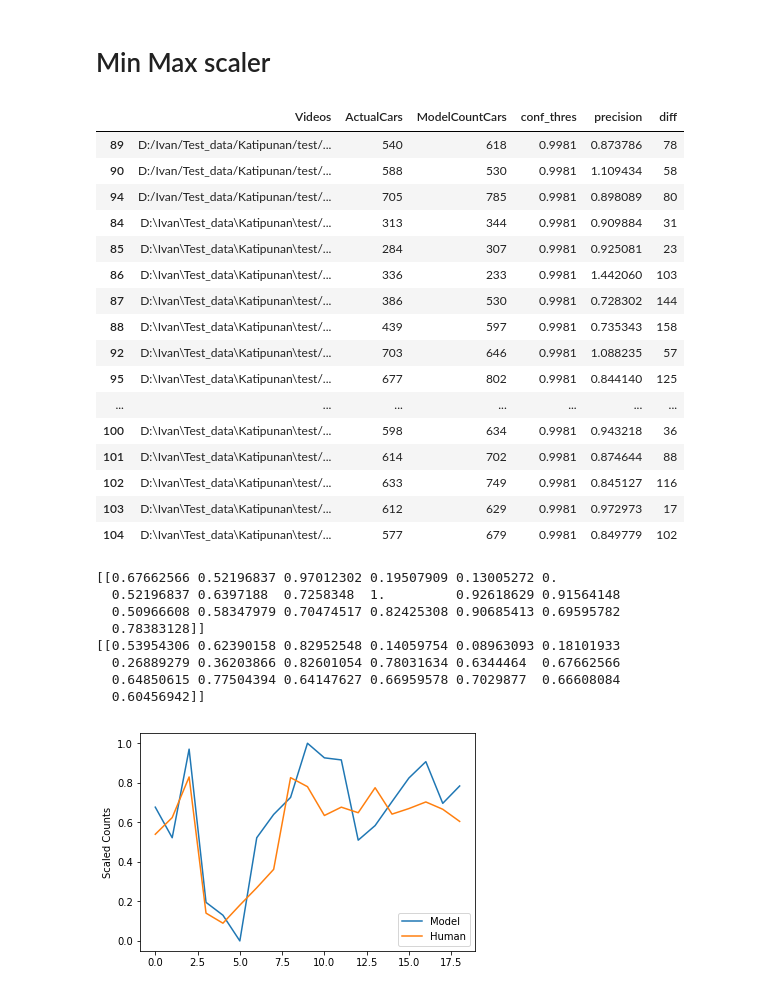
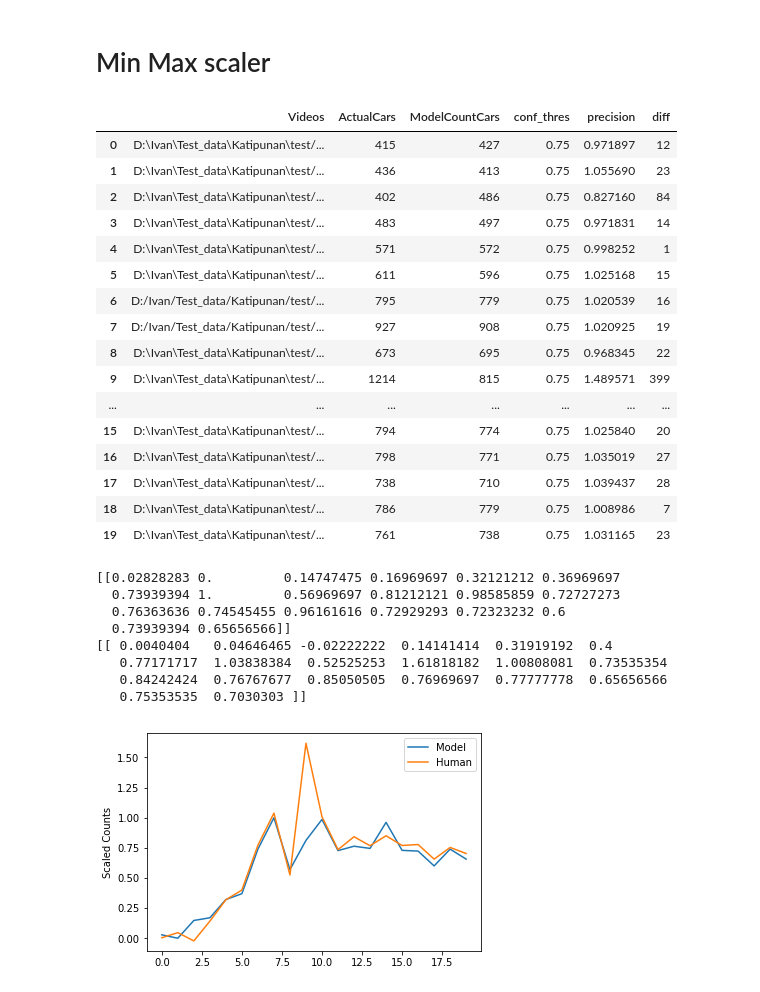
Before and after one commit to mariontan/YoloModelScoring, a Jupyter notebook: YOLOTestResults/YoloTestScore.ipynb, the cells around one changed output. Saved outputs shown, nothing was run; the diff lists cells and outputs as text; code cells hidden in the pictures.

```diff
--- a/YOLOTestResults/YoloTestScore.ipynb
+++ b/YOLOTestResults/YoloTestScore.ipynb
@@ -3,11 +3,14 @@ import pandas as pd
 import numpy as np
 import matplotlib.pyplot as plt
 
-df = pd.read_csv('./YoloModel2ConfParamSweepCombined.csv')
+# df = pd.read_csv('./YoloModel2ConfParamSweepCombined.csv')
+df = pd.read_csv('./YoloModel_291carTruckoneclass.csv')
 df = df[df['ActualCars']!=0]
-df['precision'] = df['ActualCars']/df['ModelCountCars']
+# df['precision'] = df['ActualCars']/df['ModelCountCars']
 df['diff'] = np.absolute(df['ActualCars']-df['ModelCountCars'])
+df['error'] = np.absolute((df['ModelCountCars']-df['ActualCars'])/df['ActualCars'])# model-human/human
 df.sort_values(by='conf_thres', inplace = True)
-df.to_csv('YoloModel2TestPrecisionScore.csv')
+df.to_csv('ProcessedYoloModel_291carTruckoneclass.csv')
+# df.to_csv('YoloModel2TestPrecisionScore.csv')
 df.head(5)
 # %% [output]
@@ -70,26 +61,27 @@ plt.show()
 # %% [markdown]
 # Min Max scaler
 # %%
-df_plt = df[df['conf_thres']==0.9981].sort_values(by=['Videos'])
+df_plt = df[df['conf_thres']==0.85].sort_index()
+# df_plt = df[df['conf_thres']==0.9989].sort_values("Videos")
 df_plt
 # %% [output]
 |  | Videos | ActualCars | ModelCountCars | conf_thres | precision | diff |
-| 89 | D:/Ivan/Test_data/Katipunan/test/... | 540 | 618 | 0.9981 | 0.873786 | 78 |
-| 90 | D:/Ivan/Test_data/Katipunan/test/... | 588 | 530 | 0.9981 | 1.109434 | 58 |
-| 94 | D:/Ivan/Test_data/Katipunan/test/... | 705 | 785 | 0.9981 | 0.898089 | 80 |
-| 84 | D:\Ivan\Test_data\Katipunan\test/... | 313 | 344 | 0.9981 | 0.909884 | 31 |
-| 85 | D:\Ivan\Test_data\Katipunan\test/... | 284 | 307 | 0.9981 | 0.925081 | 23 |
-| 86 | D:\Ivan\Test_data\Katipunan\test/... | 336 | 233 | 0.9981 | 1.442060 | 103 |
-| 87 | D:\Ivan\Test_data\Katipunan\test/... | 386 | 530 | 0.9981 | 0.728302 | 144 |
-| 88 | D:\Ivan\Test_data\Katipunan\test/... | 439 | 597 | 0.9981 | 0.735343 | 158 |
-| 92 | D:\Ivan\Test_data\Katipunan\test/... | 703 | 646 | 0.9981 | 1.088235 | 57 |
-| 95 | D:\Ivan\Test_data\Katipunan\test/... | 677 | 802 | 0.9981 | 0.844140 | 125 |
+| 0 | D:\Ivan\Test_data\Katipunan\test/... | 415 | 427 | 0.75 | 0.971897 | 12 |
+| 1 | D:\Ivan\Test_data\Katipunan\test/... | 436 | 413 | 0.75 | 1.055690 | 23 |
+| 2 | D:\Ivan\Test_data\Katipunan\test/... | 402 | 486 | 0.75 | 0.827160 | 84 |
+| 3 | D:\Ivan\Test_data\Katipunan\test/... | 483 | 497 | 0.75 | 0.971831 | 14 |
+| 4 | D:\Ivan\Test_data\Katipunan\test/... | 571 | 572 | 0.75 | 0.998252 | 1 |
+| 5 | D:\Ivan\Test_data\Katipunan\test/... | 611 | 596 | 0.75 | 1.025168 | 15 |
+| 6 | D:/Ivan/Test_data/Katipunan/test/... | 795 | 779 | 0.75 | 1.020539 | 16 |
+| 7 | D:/Ivan/Test_data/Katipunan/test/... | 927 | 908 | 0.75 | 1.020925 | 19 |
+| 8 | D:\Ivan\Test_data\Katipunan\test/... | 673 | 695 | 0.75 | 0.968345 | 22 |
+| 9 | D:\Ivan\Test_data\Katipunan\test/... | 1214 | 815 | 0.75 | 1.489571 | 399 |
 | ... | ... | ... | ... | ... | ... | ... |
-| 100 | D:\Ivan\Test_data\Katipunan\test/... | 598 | 634 | 0.9981 | 0.943218 | 36 |
-| 101 | D:\Ivan\Test_data\Katipunan\test/... | 614 | 702 | 0.9981 | 0.874644 | 88 |
-| 102 | D:\Ivan\Test_data\Katipunan\test/... | 633 | 749 | 0.9981 | 0.845127 | 116 |
-| 103 | D:\Ivan\Test_data\Katipunan\test/... | 612 | 629 | 0.9981 | 0.972973 | 17 |
-| 104 | D:\Ivan\Test_data\Katipunan\test/... | 577 | 679 | 0.9981 | 0.849779 | 102 |
+| 15 | D:\Ivan\Test_data\Katipunan\test/... | 794 | 774 | 0.75 | 1.025840 | 20 |
+| 16 | D:\Ivan\Test_data\Katipunan\test/... | 798 | 771 | 0.75 | 1.035019 | 27 |
+| 17 | D:\Ivan\Test_data\Katipunan\test/... | 738 | 710 | 0.75 | 1.039437 | 28 |
+| 18 | D:\Ivan\Test_data\Katipunan\test/... | 786 | 779 | 0.75 | 1.008986 | 7 |
+| 19 | D:\Ivan\Test_data\Katipunan\test/... | 761 | 738 | 0.75 | 1.031165 | 23 |
 # %%
 from sklearn.preprocessing import MinMaxScaler
 x = np.arange(df_plt['ModelCountCars'].size)
@@ -105,13 +97,13 @@ plt.ylabel('Scaled Counts')
 plt.legend()
 plt.show()
 # %% [output]
-[[0.67662566 0.52196837 0.97012302 0.19507909 0.13005272 0.
-  0.52196837 0.6397188  0.7258348  1.         0.92618629 0.91564148
-  0.50966608 0.58347979 0.70474517 0.82425308 0.90685413 0.69595782
-  0.78383128]]
-[[0.53954306 0.62390158 0.82952548 0.14059754 0.08963093 0.18101933
-  0.26889279 0.36203866 0.82601054 0.78031634 0.6344464  0.67662566
-  0.64850615 0.77504394 0.64147627 0.66959578 0.7029877  0.66608084
-  0.60456942]]
+[[0.02828283 0.         0.14747475 0.16969697 0.32121212 0.36969697
+  0.73939394 1.         0.56969697 0.81212121 0.98585859 0.72727273
+  0.76363636 0.74545455 0.96161616 0.72929293 0.72323232 0.6
+  0.73939394 0.65656566]]
+[[ 0.0040404   0.04646465 -0.02222222  0.14141414  0.31919192  0.4
+   0.77171717  1.03838384  0.52525253  1.61818182  1.00808081  0.73535354
+   0.84242424  0.76767677  0.85050505  0.76969697  0.77777778  0.65656566
+   0.75353535  0.7030303 ]]
-[figure, old version]
+[figure, new version]
 # %%
```
Also changed, not shown: parts of 6 cells of this notebook, 6 other files.
